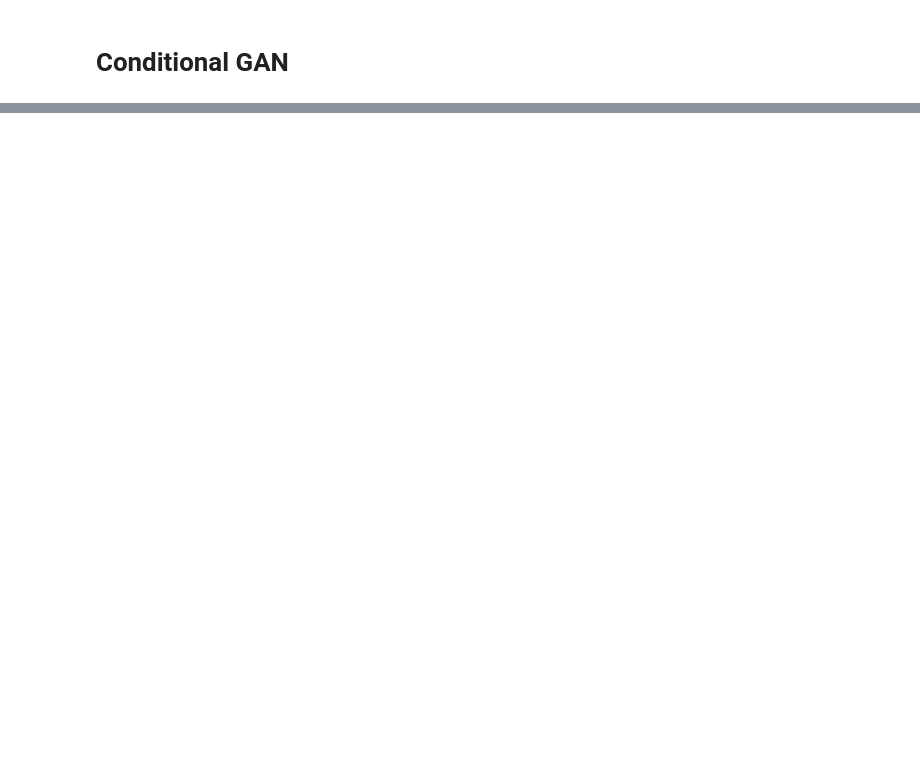
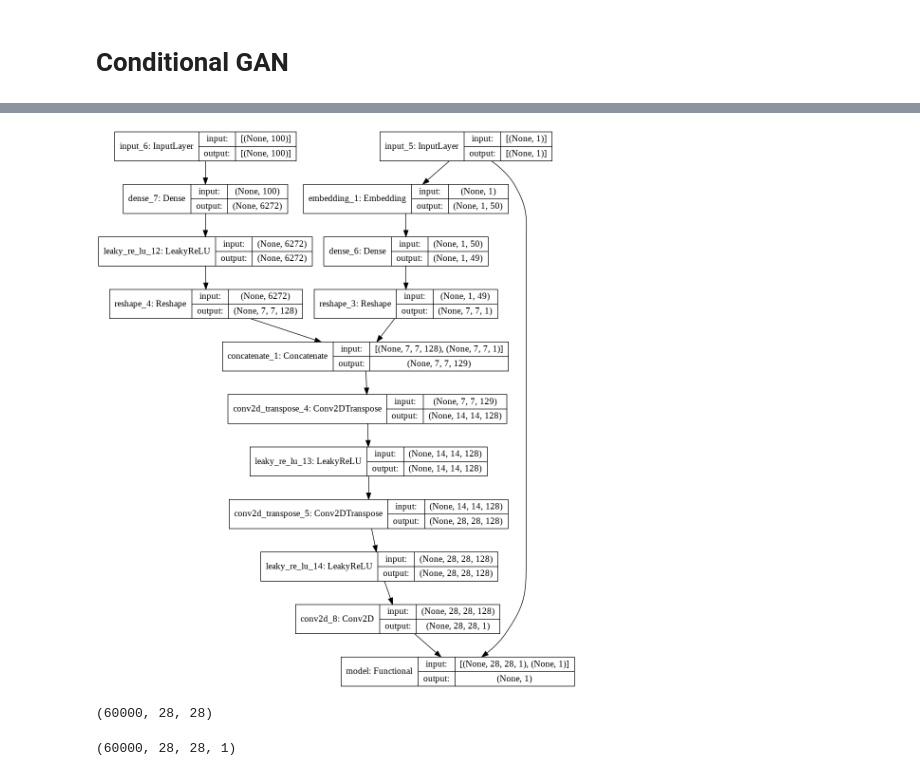
Before and after one commit to kowsiknd/gan-cgan-scratch-tensorflow, a Jupyter notebook: GAN_and_cGAN_Scratch_Tensorflow_.ipynb, the cells around one changed output, grey strips where cells are left out. Cells and saved outputs as stored; diff of their text form; code cells hidden in the pictures; blank space fills up the shorter version.

```diff
--- a/GAN_and_cGAN_Scratch_Tensorflow_.ipynb
+++ b/GAN_and_cGAN_Scratch_Tensorflow_.ipynb
@@ -513,0 +528,11 @@ None
+# %%
+plot_model(model=test_c_gan_model, show_shapes=True, show_layer_names=True)
+# %% [output]
+[figure, added]
+# %%
+(x_train, y_train), (_, _) = fashion_dataset.load_data()
+print(x_train.shape)
+np.expand_dims(x_train, axis=-1).shape
+# %% [output]
+(60000, 28, 28)
+(60000, 28, 28, 1)
```
Also changed, not shown: parts of 15 cells of this notebook.
